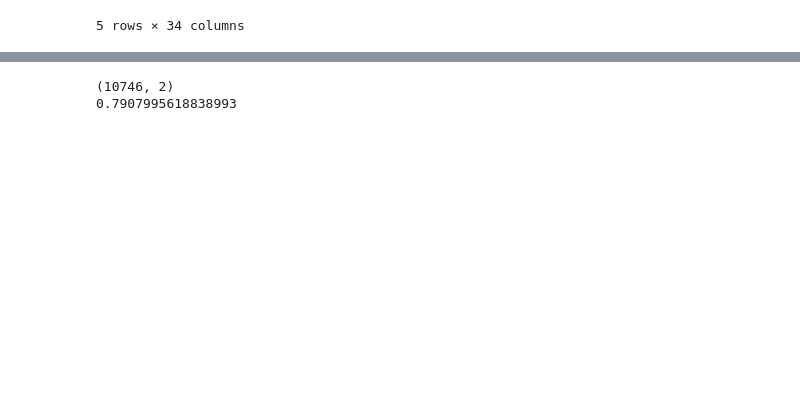
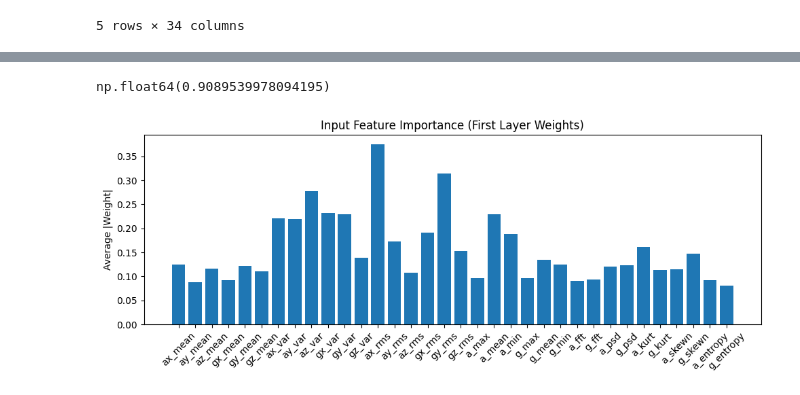
Before and after one commit to AiCupSENZ/othsueh, a Jupyter notebook: experiment.ipynb, the cells around one changed output, grey strips where cells are left out. Drawn from its saved outputs; the diff is of its cells as text; code cells hidden in the pictures; blank space fills up the shorter version.

```diff
--- a/experiment.ipynb
+++ b/experiment.ipynb
@@ -310,0 +92,17 @@ def train_multi_model(X_train, y_train, X_val, y_val, batch_size=64, epochs=20,
+# %%
+feature_names = x_train.columns.to_list()
+# %%
+def plot_input_importance(model, feature_names=None):
+    first_layer = next(model.parameters()).detach().cpu()  # Shape: [hidden_dim, input_dim]
+    importance = first_layer.abs().mean(dim=0)  # Mean importance across neurons
+
+    if feature_names is None:
+        feature_names = [f"Feature {i}" for i in range(len(importance))]
+
+    plt.figure(figsize=(10, 4))
+    plt.bar(range(len(importance)), importance.numpy(), tick_label=feature_names)
+    plt.xticks(rotation=45)
+    plt.ylabel("Average |Weight|")
+    plt.title("Input Feature Importance (First Layer Weights)")
+    plt.tight_layout()
+    plt.show()
@@ -391,20 +457,8 @@ def model_multiary(X_train, y_train, X_test, y_test):
-# %%
-# 評分：針對各目標進行模型訓練與評分
-y_train_le_gender = le.fit_transform(y_train['gender'])
-y_test_le_gender = le.transform(y_test['gender'])
-model_binary(X_train_scaled, y_train_le_gender, X_test_scaled, y_test_le_gender)
-
-# y_train_le_hold = le.fit_transform(y_train['hold racket handed'])
-# y_test_le_hold = le.transform(y_test['hold racket handed'])
-# model_binary(X_train_scaled, y_train_le_hold, X_test_scaled, y_test_le_hold)
-
-# y_train_le_years = le.fit_transform(y_train['play years'])
-# y_test_le_years = le.transform(y_test['play years'])
-# model_multiary(X_train_scaled, y_train_le_years, X_test_scaled, y_test_le_years)
-
-# y_train_le_level = le.fit_transform(y_train['level'])
-# y_test_le_level = le.transform(y_test['level'])
-# model_multiary(X_train_scaled, y_train_le_level, X_test_scaled, y_test_le_level)
-# %% [output]
-(10746, 2)
-0.7907995618838993
+# %%
+gender_auc
+# %% [output]
+np.float64(0.9089539978094195)
+# %%
+plot_input_importance(gender_model,feature_names=feature_names)
+# %% [output]
+[figure, added]
```
Also changed, not shown: parts of 11 cells of this notebook.
